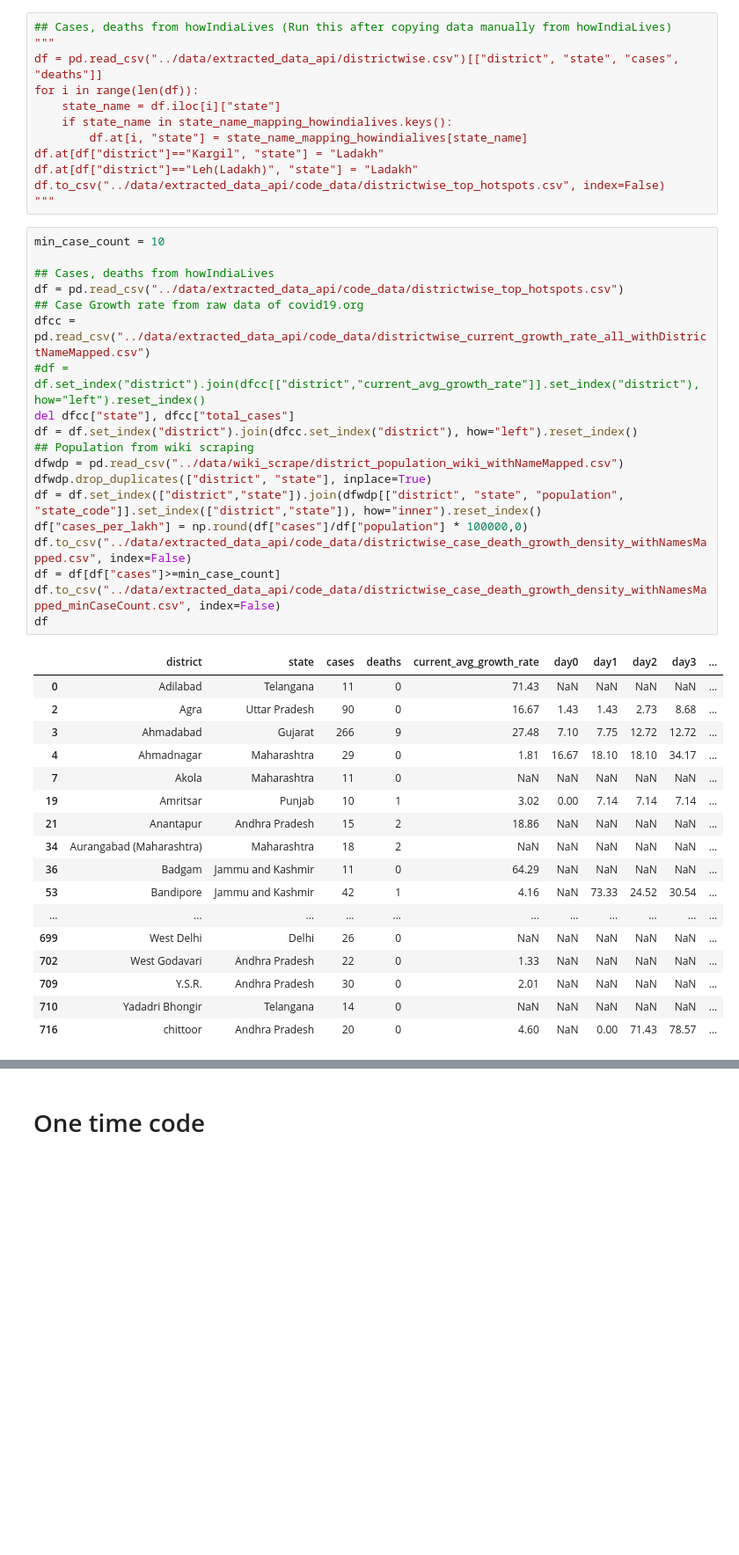
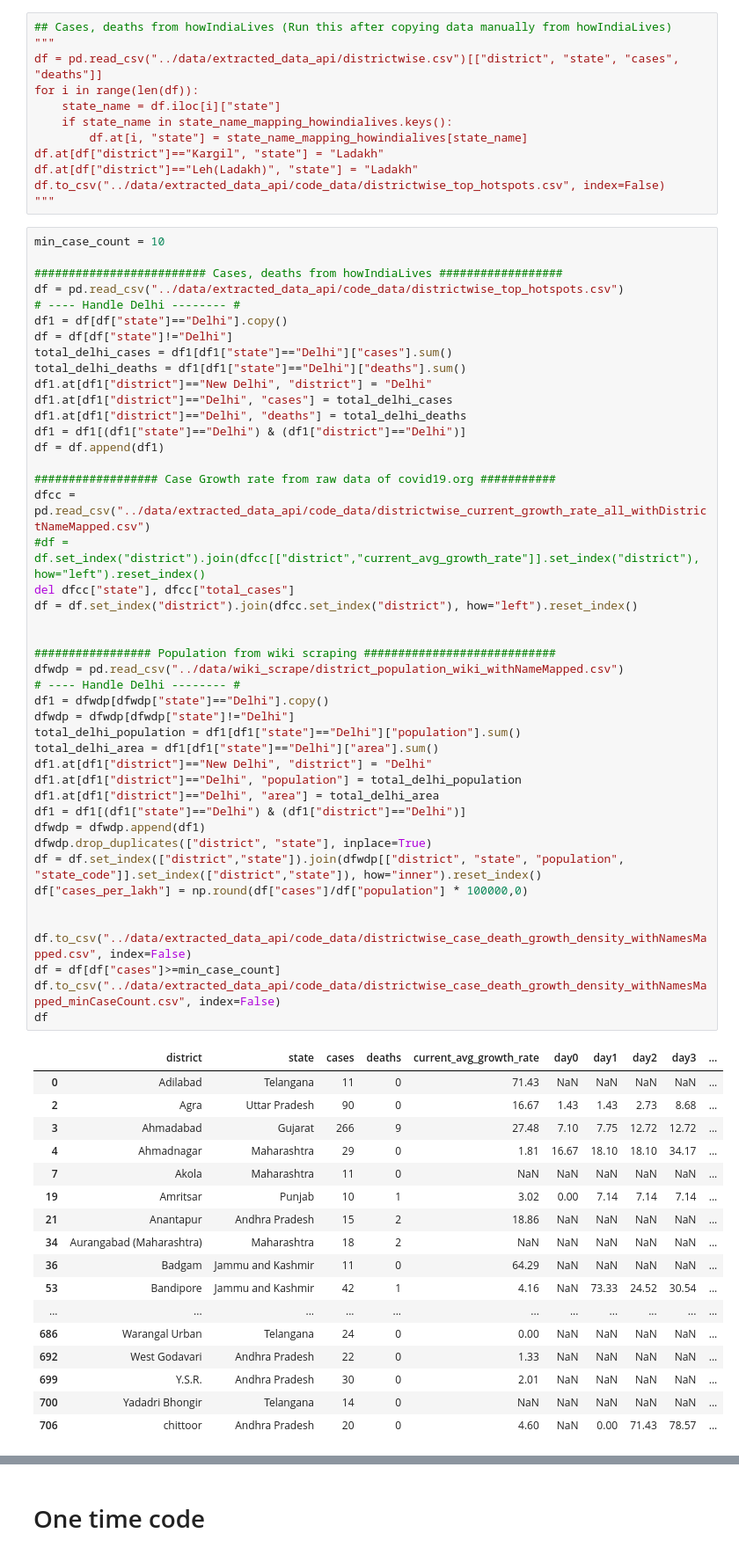
Before and after one commit to deepak-karkala/articles, a Jupyter notebook: covid19/notebooks/pandemic_analysis_api.ipynb, the cells around one changed output, grey strips where cells are left out. Shown: that part at 88% size. Cells and saved outputs as stored; diff of their text form; blank space fills up the shorter version.

Commit message:
Covid19 project update

```diff
--- a/covid19/notebooks/pandemic_analysis_api.ipynb
+++ b/covid19/notebooks/pandemic_analysis_api.ipynb
@@ -1036,37 +1216,62 @@ df.to_csv("../data/extracted_data_api/code_data/districtwise_top_hotspots.csv",
 # %%
 min_case_count = 10
 
-## Cases, deaths from howIndiaLives
+######################### Cases, deaths from howIndiaLives ##################
 df = pd.read_csv("../data/extracted_data_api/code_data/districtwise_top_hotspots.csv")
-## Case Growth rate from raw data of covid19.org
+# ---- Handle Delhi -------- #
+df1 = df[df["state"]=="Delhi"].copy()
+df = df[df["state"]!="Delhi"]
+total_delhi_cases = df1[df1["state"]=="Delhi"]["cases"].sum()
+total_delhi_deaths = df1[df1["state"]=="Delhi"]["deaths"].sum()
+df1.at[df1["district"]=="New Delhi", "district"] = "Delhi"
+df1.at[df1["district"]=="Delhi", "cases"] = total_delhi_cases
+df1.at[df1["district"]=="Delhi", "deaths"] = total_delhi_deaths
+df1 = df1[(df1["state"]=="Delhi") & (df1["district"]=="Delhi")]
+df = df.append(df1)
+
+################## Case Growth rate from raw data of covid19.org ###########
 dfcc = pd.read_csv("../data/extracted_data_api/code_data/districtwise_current_growth_rate_all_withDistrictNameMapped.csv")
 #df = df.set_index("district").join(dfcc[["district","current_avg_growth_rate"]].set_index("district"), how="left").reset_index()
 del dfcc["state"], dfcc["total_cases"]
 df = df.set_index("district").join(dfcc.set_index("district"), how="left").reset_index()
-## Population from wiki scraping
+
+
+################# Population from wiki scraping ############################
 dfwdp = pd.read_csv("../data/wiki_scrape/district_population_wiki_withNameMapped.csv")
+# ---- Handle Delhi -------- #
+df1 = dfwdp[dfwdp["state"]=="Delhi"].copy()
+dfwdp = dfwdp[dfwdp["state"]!="Delhi"]
+total_delhi_population = df1[df1["state"]=="Delhi"]["population"].sum()
+total_delhi_area = df1[df1["state"]=="Delhi"]["area"].sum()
+df1.at[df1["district"]=="New Delhi", "district"] = "Delhi"
+df1.at[df1["district"]=="Delhi", "population"] = total_delhi_population
+df1.at[df1["district"]=="Delhi", "area"] = total_delhi_area
+df1 = df1[(df1["state"]=="Delhi") & (df1["district"]=="Delhi")]
+dfwdp = dfwdp.append(df1)
 dfwdp.drop_duplicates(["district", "state"], inplace=True)
 df = df.set_index(["district","state"]).join(dfwdp[["district", "state", "population", "state_code"]].set_index(["district","state"]), how="inner").reset_index()
 df["cases_per_lakh"] = np.round(df["cases"]/df["population"] * 100000,0)
+
+
 df.to_csv("../data/extracted_data_api/code_data/districtwise_case_death_growth_density_withNamesMapped.csv", index=False)
 df = df[df["cases"]>=min_case_count]
 df.to_csv("../data/extracted_data_api/code_data/districtwise_case_death_growth_density_withNamesMapped_minCaseCount.csv", index=False)
 df
 # %% [output]
 |  | district | state | cases | deaths | current_avg_growth_rate | day0 | day1 | day2 | day3 | ... |
 | 0 | Adilabad | Telangana | 11 | 0 | 71.43 | NaN | NaN | NaN | NaN | ... |
 | 2 | Agra | Uttar Pradesh | 90 | 0 | 16.67 | 1.43 | 1.43 | 2.73 | 8.68 | ... |
 | 3 | Ahmadabad | Gujarat | 266 | 9 | 27.48 | 7.10 | 7.75 | 12.72 | 12.72 | ... |
 | 4 | Ahmadnagar | Maharashtra | 29 | 0 | 1.81 | 16.67 | 18.10 | 18.10 | 34.17 | ... |
 | 7 | Akola | Maharashtra | 11 | 0 | NaN | NaN | NaN | NaN | NaN | ... |
 | 19 | Amritsar | Punjab | 10 | 1 | 3.02 | 0.00 | 7.14 | 7.14 | 7.14 | ... |
 | 21 | Anantapur | Andhra Pradesh | 15 | 2 | 18.86 | NaN | NaN | NaN | NaN | ... |
 | 34 | Aurangabad (Maharashtra) | Maharashtra | 18 | 2 | NaN | NaN | NaN | NaN | NaN | ... |
 | 36 | Badgam | Jammu and Kashmir | 11 | 0 | 64.29 | NaN | NaN | NaN | NaN | ... |
 | 53 | Bandipore | Jammu and Kashmir | 42 | 1 | 4.16 | NaN | 73.33 | 24.52 | 30.54 | ... |
 | ... | ... | ... | ... | ... | ... | ... | ... | ... | ... | ... |
-| 699 | West Delhi | Delhi | 26 | 0 | NaN | NaN | NaN | NaN | NaN | ... |
-| 702 | West Godavari | Andhra Pradesh | 22 | 0 | 1.33 | NaN | NaN | NaN | NaN | ... |
-| 709 | Y.S.R. | Andhra Pradesh | 30 | 0 | 2.01 | NaN | NaN | NaN | NaN | ... |
-| 710 | Yadadri Bhongir | Telangana | 14 | 0 | NaN | NaN | NaN | NaN | NaN | ... |
-| 716 | chittoor | Andhra Pradesh | 20 | 0 | 4.60 | NaN | 0.00 | 71.43 | 78.57 | ... |
+| 686 | Warangal Urban | Telangana | 24 | 0 | 0.00 | NaN | NaN | NaN | NaN | ... |
+| 692 | West Godavari | Andhra Pradesh | 22 | 0 | 1.33 | NaN | NaN | NaN | NaN | ... |
+| 699 | Y.S.R. | Andhra Pradesh | 30 | 0 | 2.01 | NaN | NaN | NaN | NaN | ... |
+| 700 | Yadadri Bhongir | Telangana | 14 | 0 | NaN | NaN | NaN | NaN | NaN | ... |
+| 706 | chittoor | Andhra Pradesh | 20 | 0 | 4.60 | NaN | 0.00 | 71.43 | 78.57 | ... |
```
Also changed, not shown: parts of 11 cells of this notebook, 6 other files.
